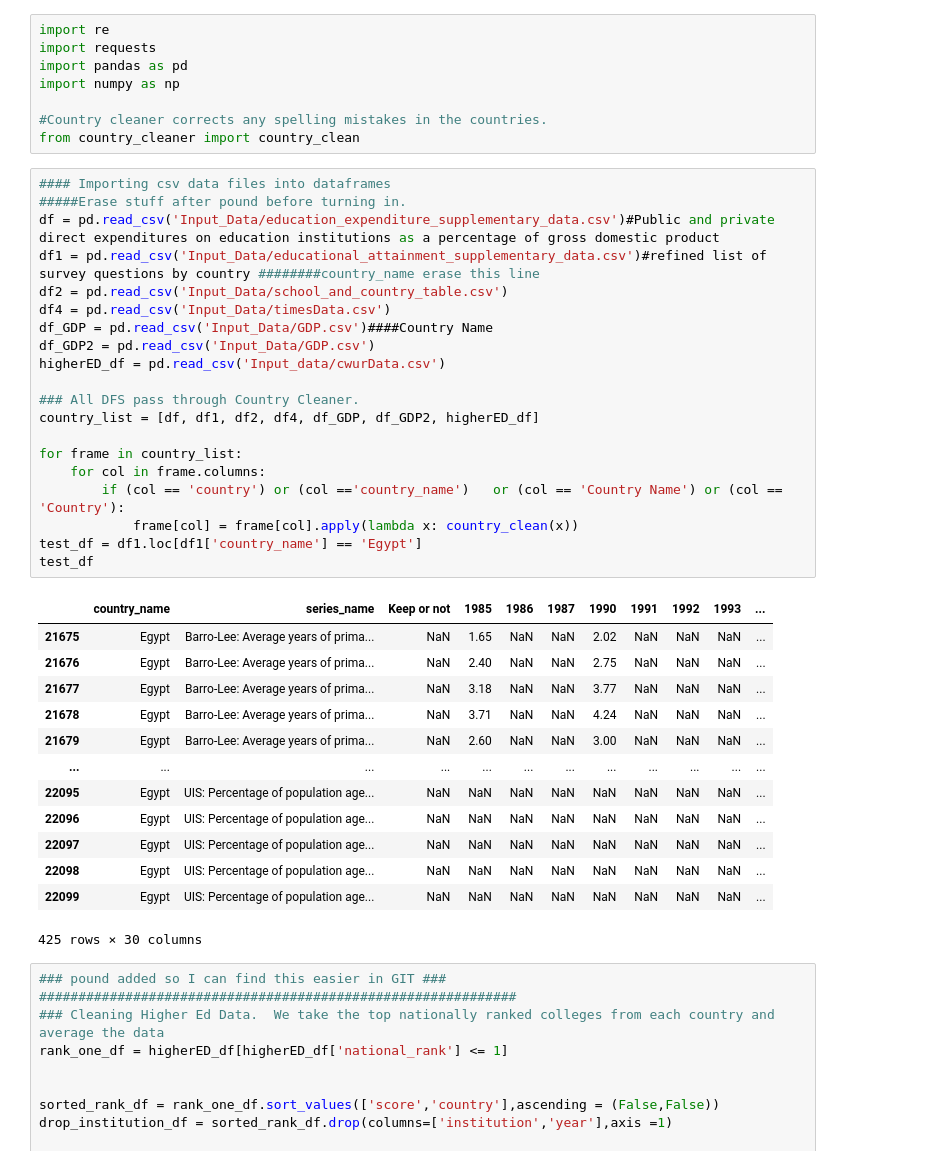
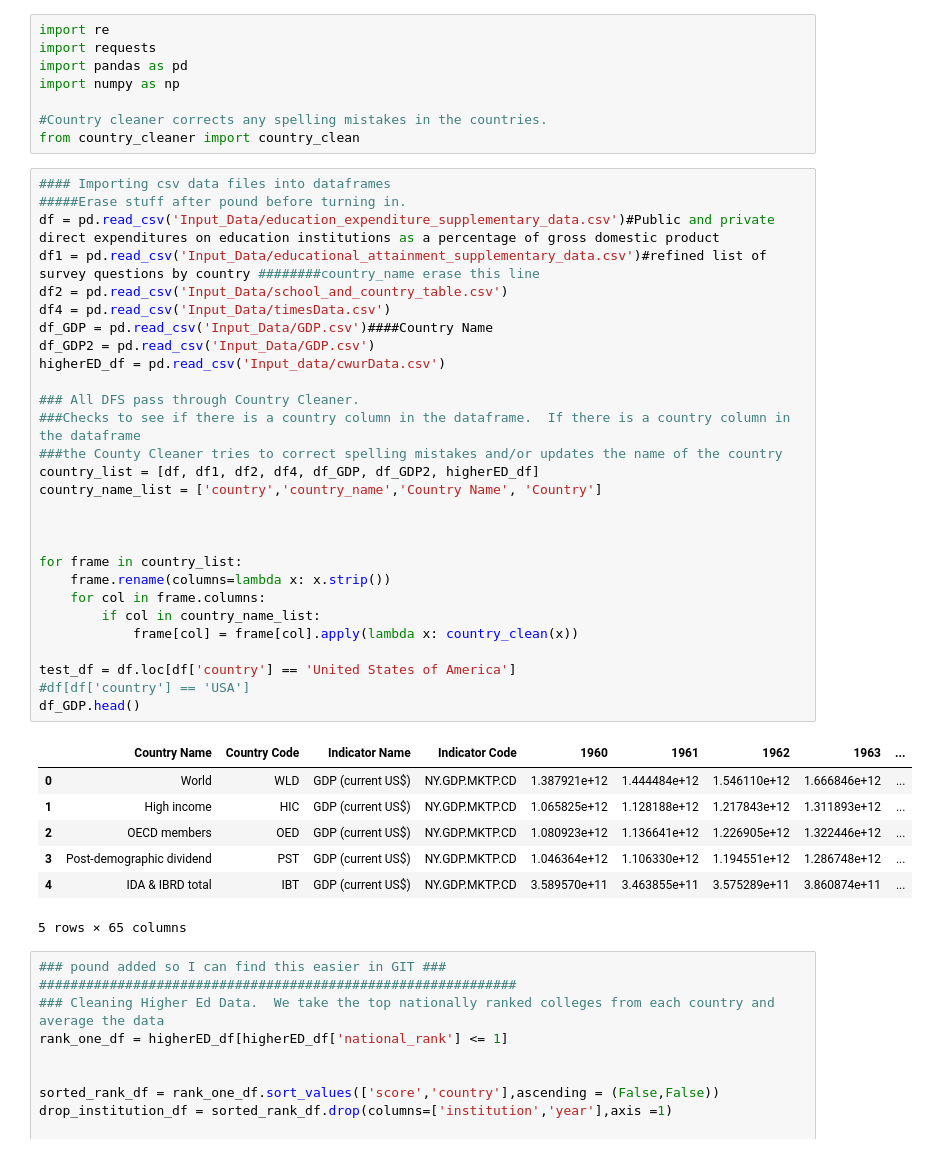
Before and after one commit to bluewallumich/Predicting-Educational-Outcomes, a Jupyter notebook: Milestone II Project v1.ipynb, the cells around one changed output. Cells and saved outputs as stored; diff of their text form.

Commit message:
Updated Country Cleaner Code

```diff
--- a/Milestone II Project v1.ipynb
+++ b/Milestone II Project v1.ipynb
@@ -9,37 +9,39 @@ from country_cleaner import country_clean
 # %%
 #### Importing csv data files into dataframes
 #####Erase stuff after pound before turning in.
 df = pd.read_csv('Input_Data/education_expenditure_supplementary_data.csv')#Public and private direct expenditures on education institutions as a percentage of gross domestic product
 df1 = pd.read_csv('Input_Data/educational_attainment_supplementary_data.csv')#refined list of survey questions by country ########country_name erase this line
 df2 = pd.read_csv('Input_Data/school_and_country_table.csv')
 df4 = pd.read_csv('Input_Data/timesData.csv')
 df_GDP = pd.read_csv('Input_Data/GDP.csv')####Country Name
 df_GDP2 = pd.read_csv('Input_Data/GDP.csv')
 higherED_df = pd.read_csv('Input_data/cwurData.csv')
 
 ### All DFS pass through Country Cleaner.
+###Checks to see if there is a country column in the dataframe.  If there is a country column in the dataframe
+###the County Cleaner tries to correct spelling mistakes and/or updates the name of the country
 country_list = [df, df1, df2, df4, df_GDP, df_GDP2, higherED_df]
+country_name_list = ['country','country_name','Country Name', 'Country']
+
+
 
 for frame in country_list:
+    frame.rename(columns=lambda x: x.strip())
     for col in frame.columns:
-        if (col == 'country') or (col =='country_name')   or (col == 'Country Name') or (col == 'Country'):
+        if col in country_name_list:
             frame[col] = frame[col].apply(lambda x: country_clean(x))
-test_df = df1.loc[df1['country_name'] == 'Egypt']
-test_df
+
+test_df = df.loc[df['country'] == 'United States of America']
+#df[df['country'] == 'USA']
+df_GDP.head()
 # %% [output]
-|  | country_name | series_name | Keep or not | 1985 | 1986 | 1987 | 1990 | 1991 | 1992 | 1993 | ... |
-| 21675 | Egypt | Barro-Lee: Average years of prima... | NaN | 1.65 | NaN | NaN | 2.02 | NaN | NaN | NaN | ... |
-| 21676 | Egypt | Barro-Lee: Average years of prima... | NaN | 2.40 | NaN | NaN | 2.75 | NaN | NaN | NaN | ... |
-| 21677 | Egypt | Barro-Lee: Average years of prima... | NaN | 3.18 | NaN | NaN | 3.77 | NaN | NaN | NaN | ... |
-| 21678 | Egypt | Barro-Lee: Average years of prima... | NaN | 3.71 | NaN | NaN | 4.24 | NaN | NaN | NaN | ... |
-| 21679 | Egypt | Barro-Lee: Average years of prima... | NaN | 2.60 | NaN | NaN | 3.00 | NaN | NaN | NaN | ... |
-| ... | ... | ... | ... | ... | ... | ... | ... | ... | ... | ... | ... |
-| 22095 | Egypt | UIS: Percentage of population age... | NaN | NaN | NaN | NaN | NaN | NaN | NaN | NaN | ... |
-| 22096 | Egypt | UIS: Percentage of population age... | NaN | NaN | NaN | NaN | NaN | NaN | NaN | NaN | ... |
-| 22097 | Egypt | UIS: Percentage of population age... | NaN | NaN | NaN | NaN | NaN | NaN | NaN | NaN | ... |
-| 22098 | Egypt | UIS: Percentage of population age... | NaN | NaN | NaN | NaN | NaN | NaN | NaN | NaN | ... |
-| 22099 | Egypt | UIS: Percentage of population age... | NaN | NaN | NaN | NaN | NaN | NaN | NaN | NaN | ... |
+|  | Country Name | Country Code | Indicator Name | Indicator Code | 1960 | 1961 | 1962 | 1963 | ... |
+| 0 | World | WLD | GDP (current US$) | NY.GDP.MKTP.CD | 1.387921e+12 | 1.444484e+12 | 1.546110e+12 | 1.666846e+12 | ... |
+| 1 | High income | HIC | GDP (current US$) | NY.GDP.MKTP.CD | 1.065825e+12 | 1.128188e+12 | 1.217843e+12 | 1.311893e+12 | ... |
+| 2 | OECD members | OED | GDP (current US$) | NY.GDP.MKTP.CD | 1.080923e+12 | 1.136641e+12 | 1.226905e+12 | 1.322446e+12 | ... |
+| 3 | Post-demographic dividend | PST | GDP (current US$) | NY.GDP.MKTP.CD | 1.046364e+12 | 1.106330e+12 | 1.194551e+12 | 1.286748e+12 | ... |
+| 4 | IDA & IBRD total | IBT | GDP (current US$) | NY.GDP.MKTP.CD | 3.589570e+11 | 3.463855e+11 | 3.575289e+11 | 3.860874e+11 | ... |
-425 rows × 30 columns
+5 rows × 65 columns
 # %%
 ### pound added so I can find this easier in GIT ###
 #############################################################
```
Also changed, not shown: parts of 2 cells of this notebook.
